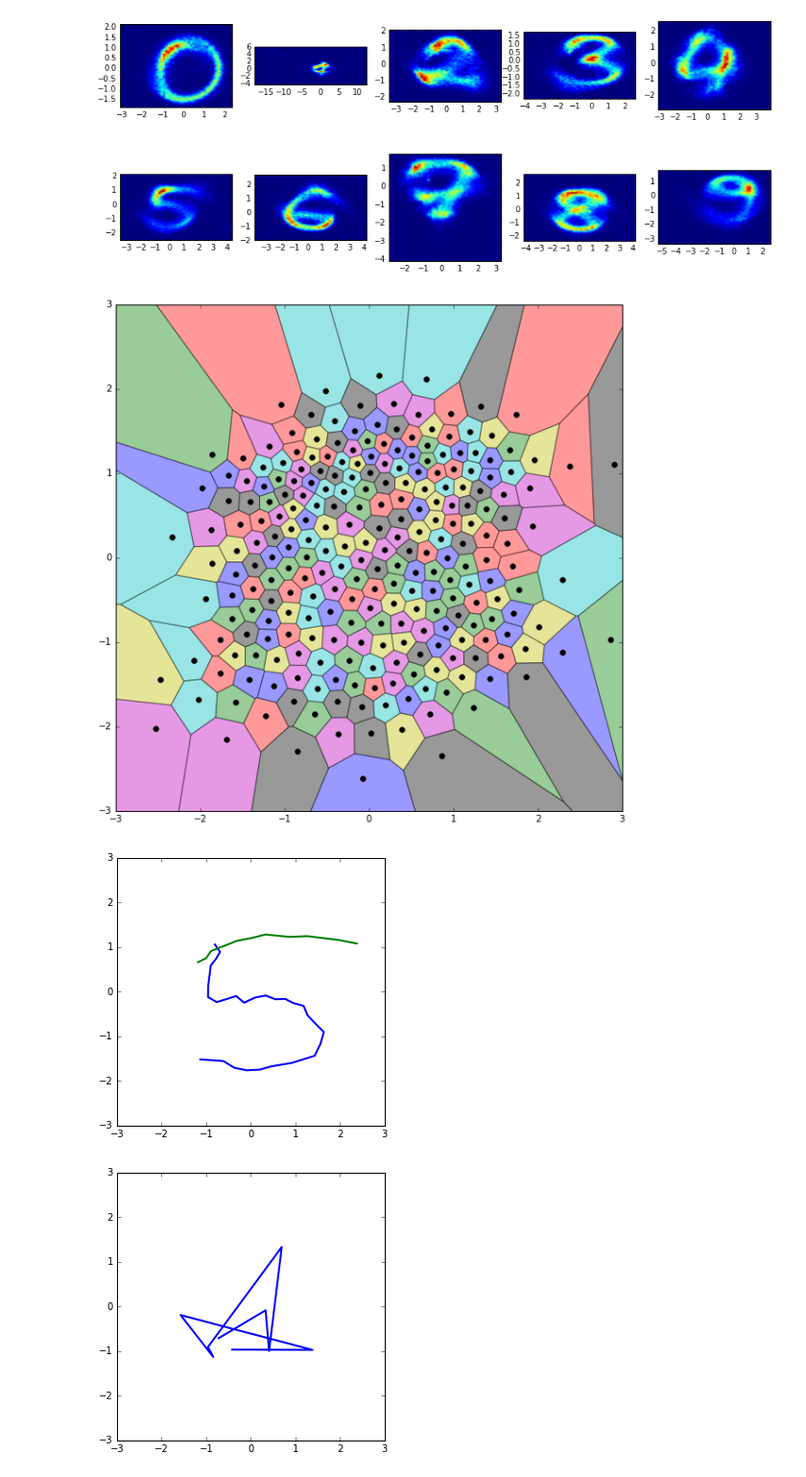
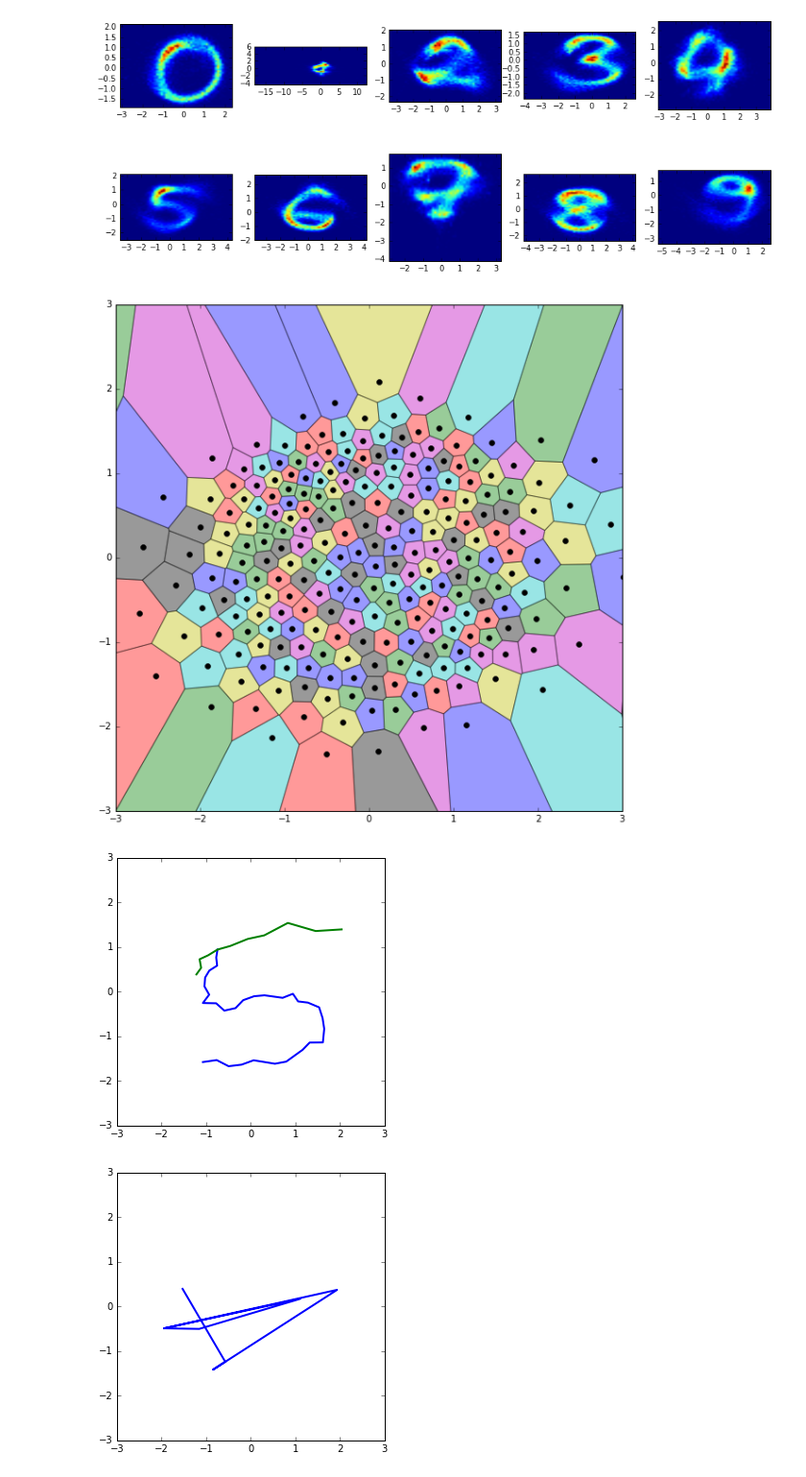
Before and after one commit to choucavalier/pendigits-hmm, a Jupyter notebook: Notebook.ipynb, the cells around one changed output. Shown at 96% size. Saved outputs shown, nothing was run; the diff lists cells and outputs as text; code cells hidden in the pictures.

```diff
--- a/Notebook.ipynb
+++ b/Notebook.ipynb
@@ -10,7 +10,7 @@ from analysis import training, sampling
 from config import settings
 # %%
 n_observation_classes = 256
-n_hidden_states = 40
+n_hidden_states = 10
 # %%
 parse = parser.Parser();
 train_digits = parse.parse_file('data/pendigits-train');
@@ -27,25 +27,25 @@ plotter.plot_digits_heatmap(train_digits, True);
 <matplotlib.figure.Figure at 0x...>
 [figure]
 # %%
-centroids = training.get_digit_kmeans_centroids(train_digits, n_observation_classes - 2)
+centroids = training.get_digit_kmeans_centroids(train_digits, n_observation_classes - 3)
 # %%
 pylab.rcParams['figure.figsize'] = (10, 10);
 voronoi.plot_centroids(centroids);
 # %% [output]
-[figure, old version]
+[figure, new version]
 # %%
 training.set_digit_observations(train_digits, centroids, n_observation_classes)
 # %%
 pylab.rcParams['figure.figsize'] = (5, 5);
 plotter.plot_digit_observations(train_digits[8], centroids, n_observation_classes, True)
 # %% [output]
-[figure, old version]
+[figure, new version]
 # %%
 hidden_markov_models = training.train_hmm(train_digits, n_observation_classes, n_hidden_states)
 # %%
-samplings = sampling.get_samplings(hidden_markov_models, n_observation_classes, centroids, 1, 10)
+samplings = sampling.get_samplings(hidden_markov_models, n_observation_classes, centroids, 1)
 # %%
 pylab.rcParams['figure.figsize'] = (5, 5);
-plotter.plot_digit(samplings[5][0], True)
+plotter.plot_digit(samplings[7][0], True)
 # %% [output]
-[figure, old version]
+[figure, new version]
```
Also changed, not shown: 39 other files.
